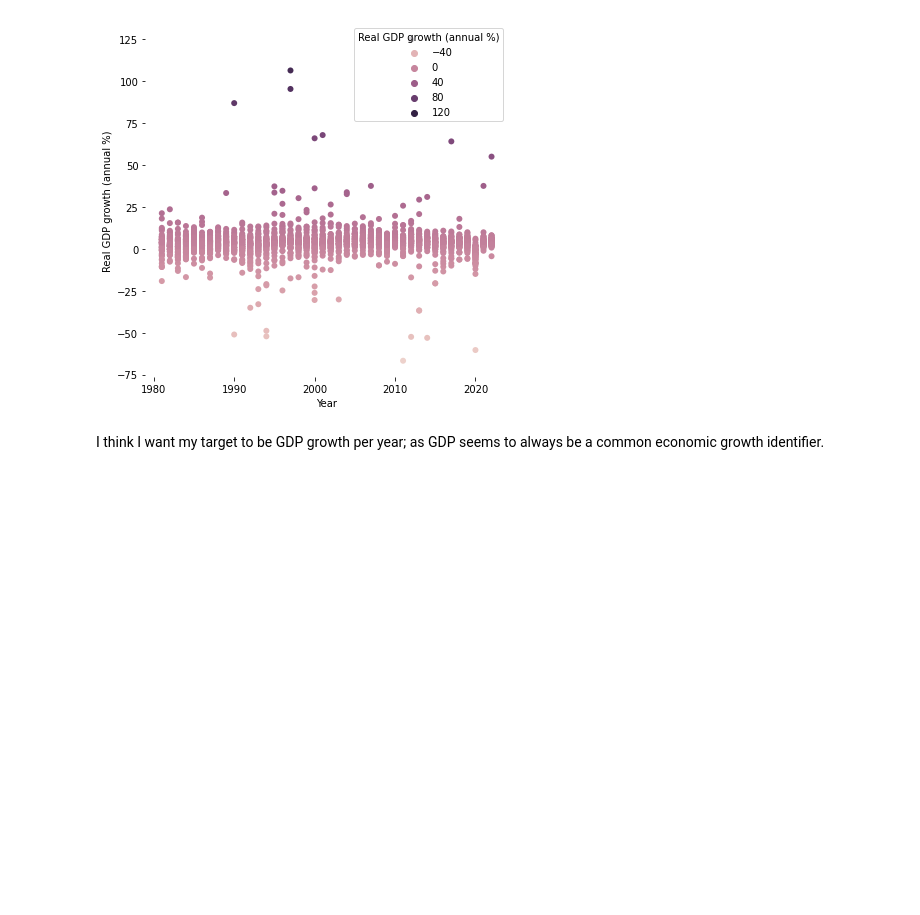
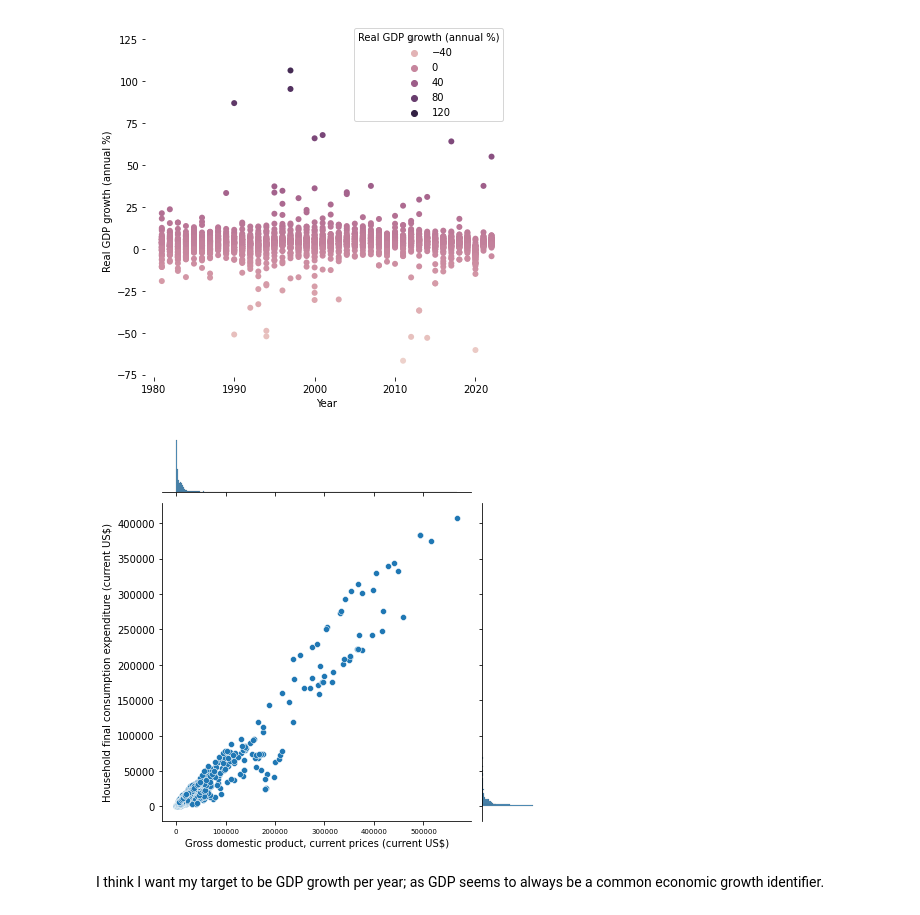
Before and after one commit to AlphaKaba24/African_Economy_Prediction, a Jupyter notebook: africa_GDP.ipynb, the cells around one changed output. Drawn from its saved outputs; the diff is of its cells as text; code cells hidden in the pictures; blank space fills up the shorter version.

```diff
--- a/africa_GDP.ipynb
+++ b/africa_GDP.ipynb
@@ -218,5 +251,9 @@ sns.despine(f, left=True, bottom=True)
 sns.scatterplot(x='Year', y='Real GDP growth (annual %)', hue='Real GDP growth (annual %)',sizes=(1, 8), linewidth=0, data=africa_df, ax=ax);
 # %% [output]
 [figure]
+# %%
+sns.jointplot(x=africa_df['Gross domestic product, current prices (current US$)'], y= africa_df['Household final consumption expenditure (current US$)'],data=africa_df);
+# %% [output]
+[figure, added]
 # %% [markdown]
 I think I want my target to be GDP growth per year; as GDP seems to always be a common economic growth identifier.
```
Also changed, not shown: parts of 4 cells of this notebook.
